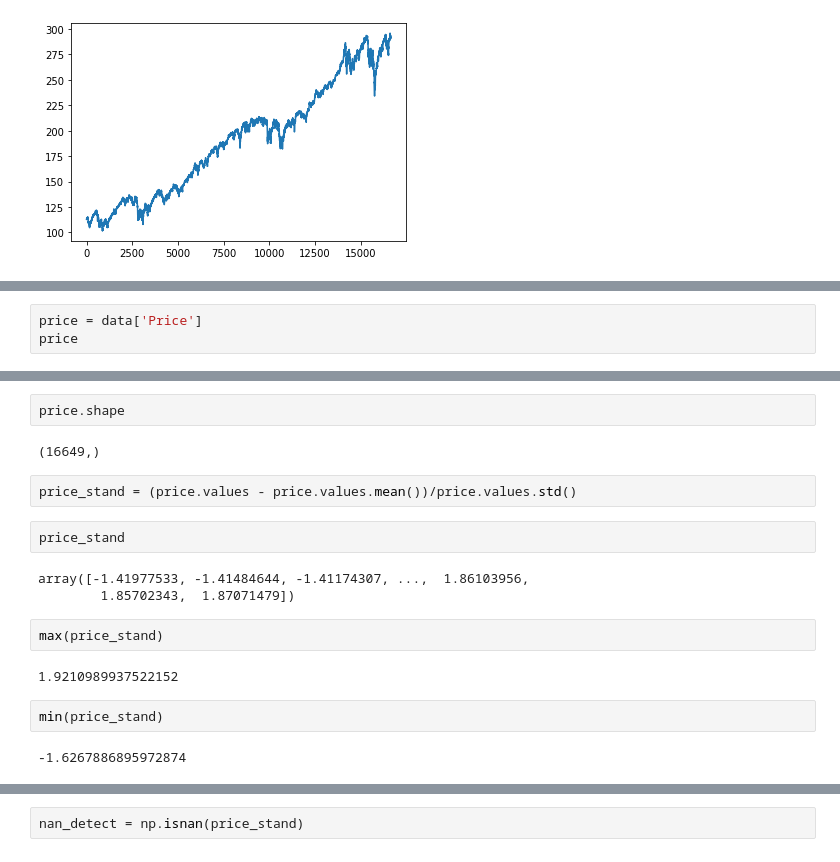
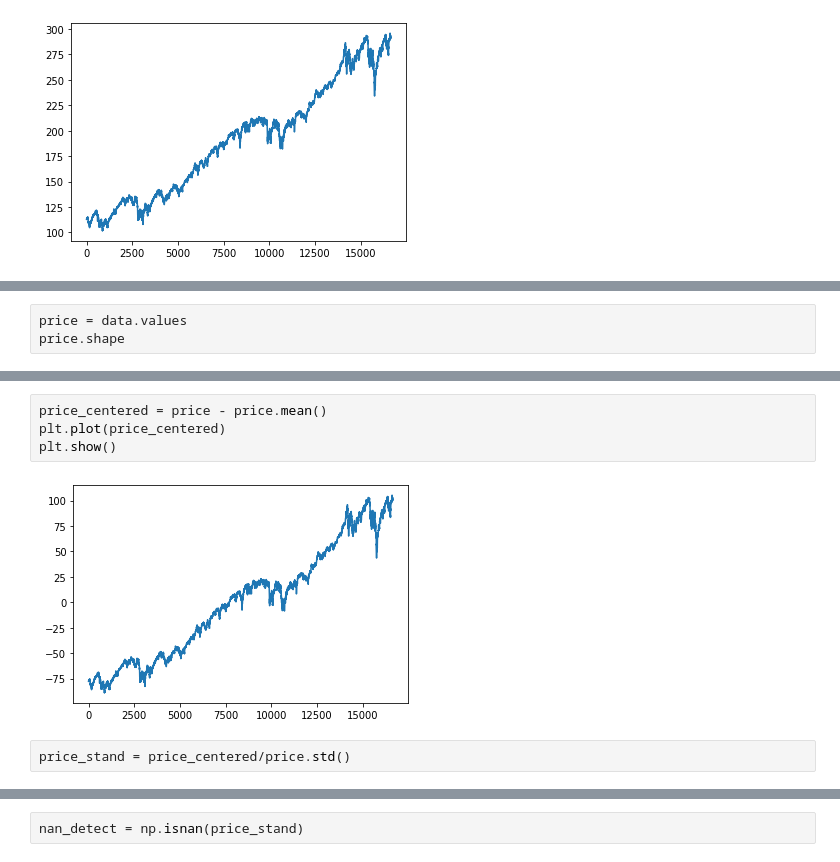
Before and after one commit to KennethThNg/Semester-project-dynamical-system-learning, a Jupyter notebook: time_series_forecast.ipynb, the cells around one changed output, grey strips where cells are left out. Drawn from its saved outputs; the diff is of its cells as text.

Commit message:
data correction

```diff
--- a/time_series_forecast.ipynb
+++ b/time_series_forecast.ipynb
@@ -41,4 +21,4 @@ data
 # %%
-price = data['Price']
-price
+price = data.values
+price.shape
 # %% [output]
@@ -58,20 +26,9 @@ Name: Price, Length: 16649, dtype: float64
-# %%
-price.shape
-# %% [output]
-(16649,)
+# %%
+price_centered = price - price.mean()
+plt.plot(price_centered)
+plt.show()
+# %% [output]
+[figure, added]
 # %%
-price_stand = (price.values - price.values.mean())/price.values.std()
+price_stand = price_centered/price.std()
-# %%
-price_stand
-# %% [output]
-array([-1.41977533, -1.41484644, -1.41174307, ...,  1.86103956,
-        1.85702343,  1.87071479])
-# %%
-max(price_stand)
-# %% [output]
-1.9210989937522152
-# %%
-min(price_stand)
-# %% [output]
--1.6267886895972874
 # %%
```
Also changed, not shown: parts of 52 cells of this notebook, 1 other file.
